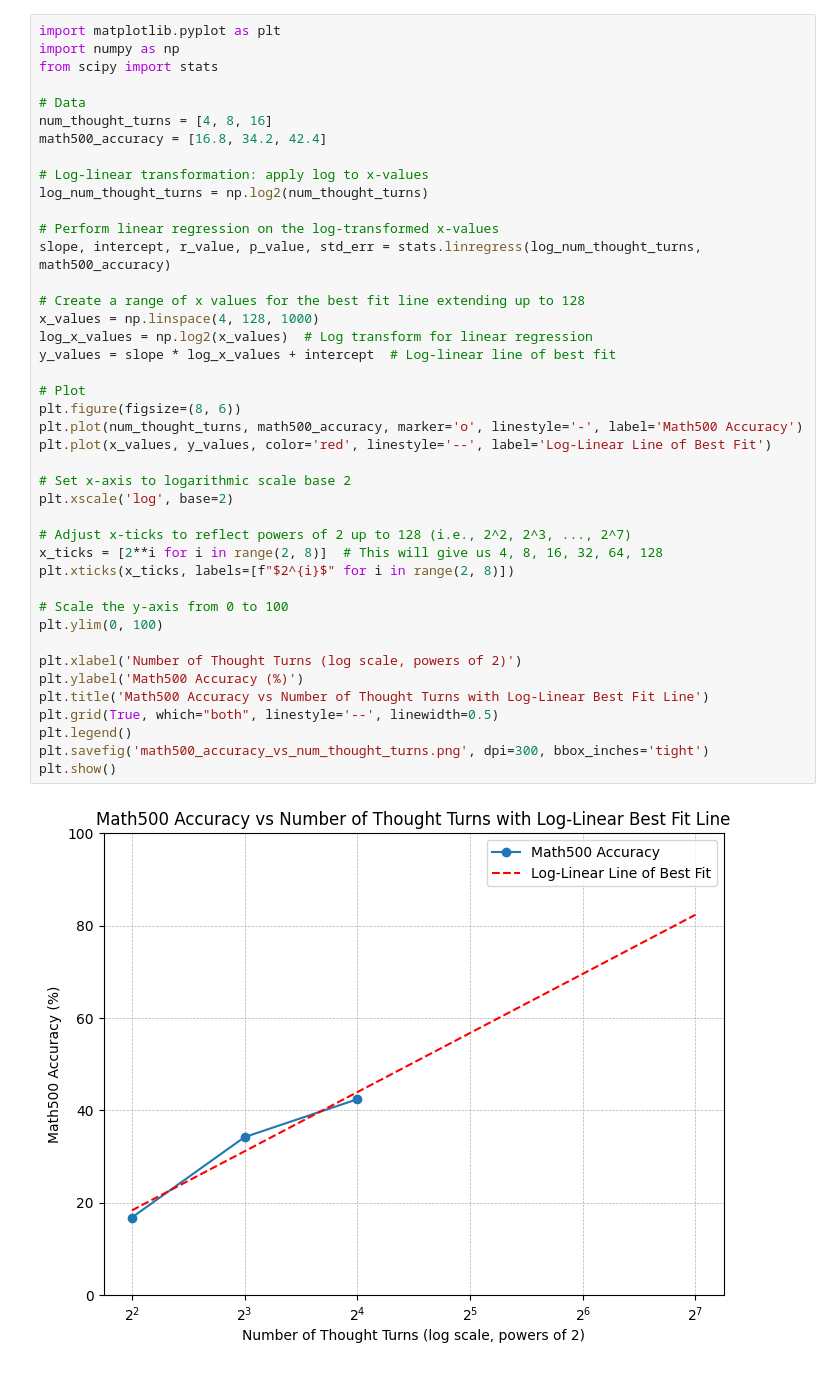
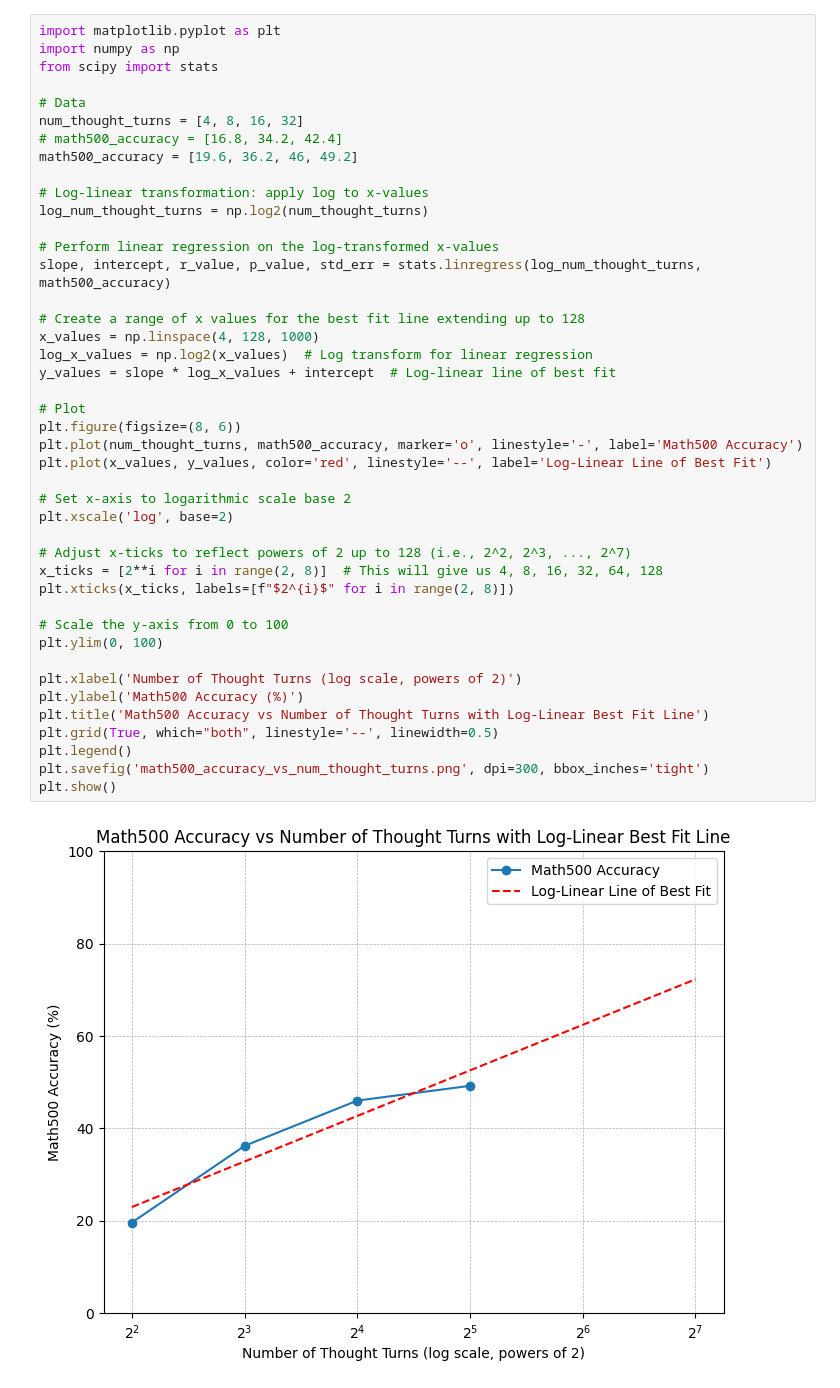
Before and after one commit to henro25/Qwen2.5-Math, a Jupyter notebook: evaluation/outputs/plot.ipynb, the cells around one changed output. Drawn from its saved outputs; the diff is of its cells as text.

```diff
--- a/evaluation/outputs/plot.ipynb
+++ b/evaluation/outputs/plot.ipynb
@@ -4,8 +4,9 @@ import numpy as np
 from scipy import stats
 
 # Data
-num_thought_turns = [4, 8, 16]
-math500_accuracy = [16.8, 34.2, 42.4]
+num_thought_turns = [4, 8, 16, 32]
+# math500_accuracy = [16.8, 34.2, 42.4]
+math500_accuracy = [19.6, 36.2, 46, 49.2]
 
 # Log-linear transformation: apply log to x-values
 log_num_thought_turns = np.log2(num_thought_turns)
@@ -14,31 +15,31 @@ log_num_thought_turns = np.log2(num_thought_turns)
 slope, intercept, r_value, p_value, std_err = stats.linregress(log_num_thought_turns, math500_accuracy)
 
 # Create a range of x values for the best fit line extending up to 128
 x_values = np.linspace(4, 128, 1000)
 log_x_values = np.log2(x_values)  # Log transform for linear regression
 y_values = slope * log_x_values + intercept  # Log-linear line of best fit
 
 # Plot
 plt.figure(figsize=(8, 6))
 plt.plot(num_thought_turns, math500_accuracy, marker='o', linestyle='-', label='Math500 Accuracy')
 plt.plot(x_values, y_values, color='red', linestyle='--', label='Log-Linear Line of Best Fit')
 
 # Set x-axis to logarithmic scale base 2
 plt.xscale('log', base=2)
 
 # Adjust x-ticks to reflect powers of 2 up to 128 (i.e., 2^2, 2^3, ..., 2^7)
 x_ticks = [2**i for i in range(2, 8)]  # This will give us 4, 8, 16, 32, 64, 128
 plt.xticks(x_ticks, labels=[f"$2^{i}$" for i in range(2, 8)])
 
 # Scale the y-axis from 0 to 100
 plt.ylim(0, 100)
 
 plt.xlabel('Number of Thought Turns (log scale, powers of 2)')
 plt.ylabel('Math500 Accuracy (%)')
 plt.title('Math500 Accuracy vs Number of Thought Turns with Log-Linear Best Fit Line')
 plt.grid(True, which="both", linestyle='--', linewidth=0.5)
 plt.legend()
 plt.savefig('math500_accuracy_vs_num_thought_turns.png', dpi=300, bbox_inches='tight')
 plt.show()
 # %% [output]
-[figure, old version]
+[figure, new version]
```
Also changed, not shown: 5 other files.
